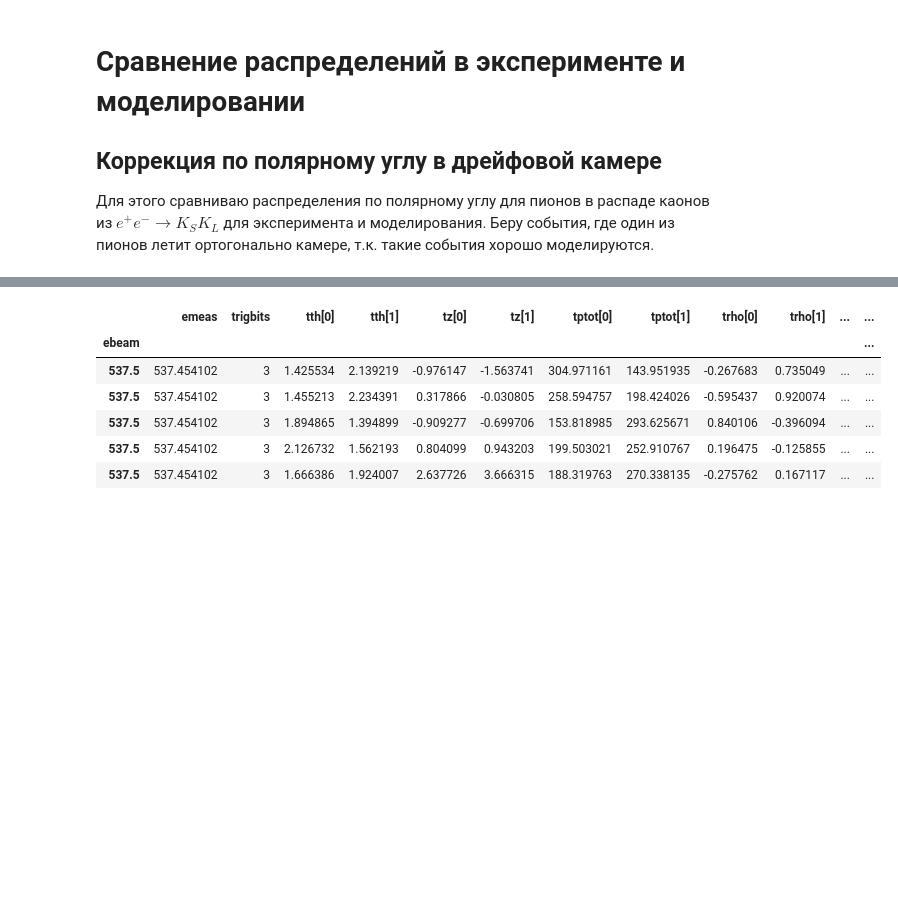
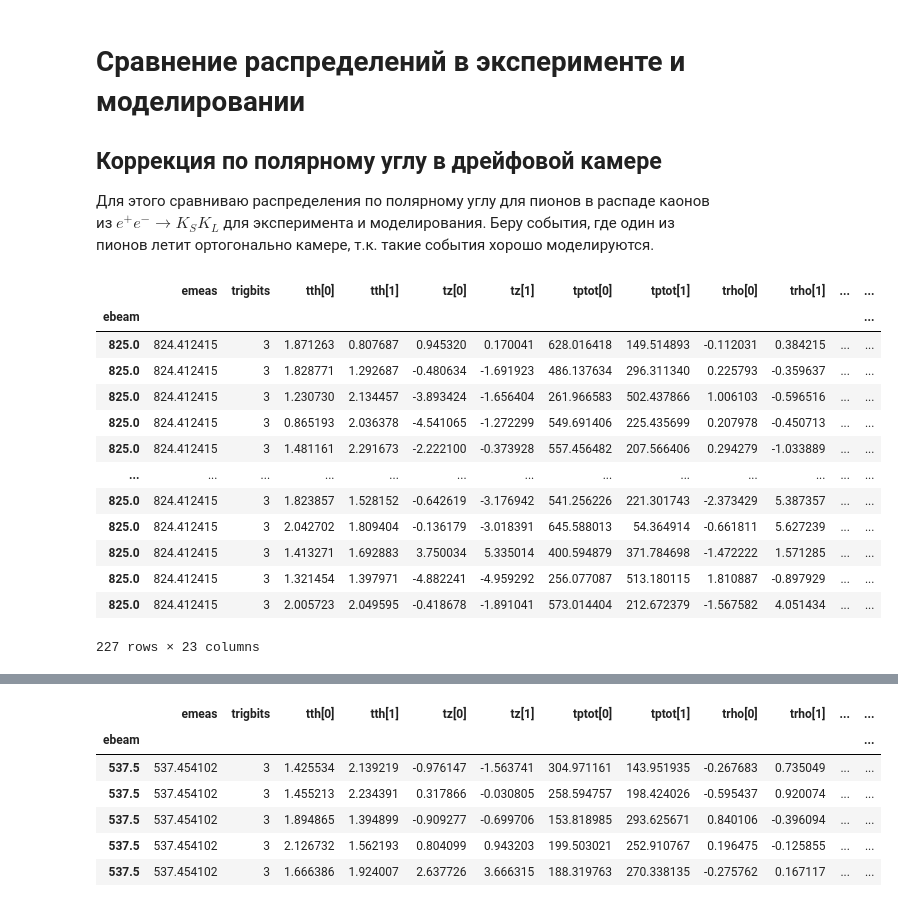
Before and after one commit to nikita-p/kskl20, a Jupyter notebook: notebooks/01. AnglesNote.ipynb, the cells around one changed output, grey strips where cells are left out. Cells and saved outputs as stored; diff of their text form; code cells hidden in the pictures; blank space fills up the shorter version.

```diff
--- a/notebooks/01. AnglesNote.ipynb
+++ b/notebooks/01. AnglesNote.ipynb
@@ -63,3 +63,20 @@ def assign_mc_weight(*dfMCs):
 # %%
 dfExp, dfMC = prepare_data('../trees/exp2019_allTheta_allMoms.root'), prepare_data('../trees/mc19_sg.root')
 dfExp, dfMC = assign_mc_weight(dfExp, dfMC)
+# %%
+dfExp.loc[825]
+# %% [output]
+|  | emeas | trigbits | tth[0] | tth[1] | tz[0] | tz[1] | tptot[0] | tptot[1] | trho[0] | trho[1] | ... | ... |
+| ebeam |  |  |  |  |  |  |  |  |  |  |  | ... |
+| 825.0 | 824.412415 | 3 | 1.871263 | 0.807687 | 0.945320 | 0.170041 | 628.016418 | 149.514893 | -0.112031 | 0.384215 | ... | ... |
+| 825.0 | 824.412415 | 3 | 1.828771 | 1.292687 | -0.480634 | -1.691923 | 486.137634 | 296.311340 | 0.225793 | -0.359637 | ... | ... |
+| 825.0 | 824.412415 | 3 | 1.230730 | 2.134457 | -3.893424 | -1.656404 | 261.966583 | 502.437866 | 1.006103 | -0.596516 | ... | ... |
+| 825.0 | 824.412415 | 3 | 0.865193 | 2.036378 | -4.541065 | -1.272299 | 549.691406 | 225.435699 | 0.207978 | -0.450713 | ... | ... |
+| 825.0 | 824.412415 | 3 | 1.481161 | 2.291673 | -2.222100 | -0.373928 | 557.456482 | 207.566406 | 0.294279 | -1.033889 | ... | ... |
+| ... | ... | ... | ... | ... | ... | ... | ... | ... | ... | ... | ... | ... |
+| 825.0 | 824.412415 | 3 | 1.823857 | 1.528152 | -0.642619 | -3.176942 | 541.256226 | 221.301743 | -2.373429 | 5.387357 | ... | ... |
+| 825.0 | 824.412415 | 3 | 2.042702 | 1.809404 | -0.136179 | -3.018391 | 645.588013 | 54.364914 | -0.661811 | 5.627239 | ... | ... |
+| 825.0 | 824.412415 | 3 | 1.413271 | 1.692883 | 3.750034 | 5.335014 | 400.594879 | 371.784698 | -1.472222 | 1.571285 | ... | ... |
+| 825.0 | 824.412415 | 3 | 1.321454 | 1.397971 | -4.882241 | -4.959292 | 256.077087 | 513.180115 | 1.810887 | -0.897929 | ... | ... |
+| 825.0 | 824.412415 | 3 | 2.005723 | 2.049595 | -0.418678 | -1.891041 | 573.014404 | 212.672379 | -1.567582 | 4.051434 | ... | ... |
+227 rows × 23 columns
```
Also changed, not shown: parts of 16 cells of this notebook, 3 other files.
